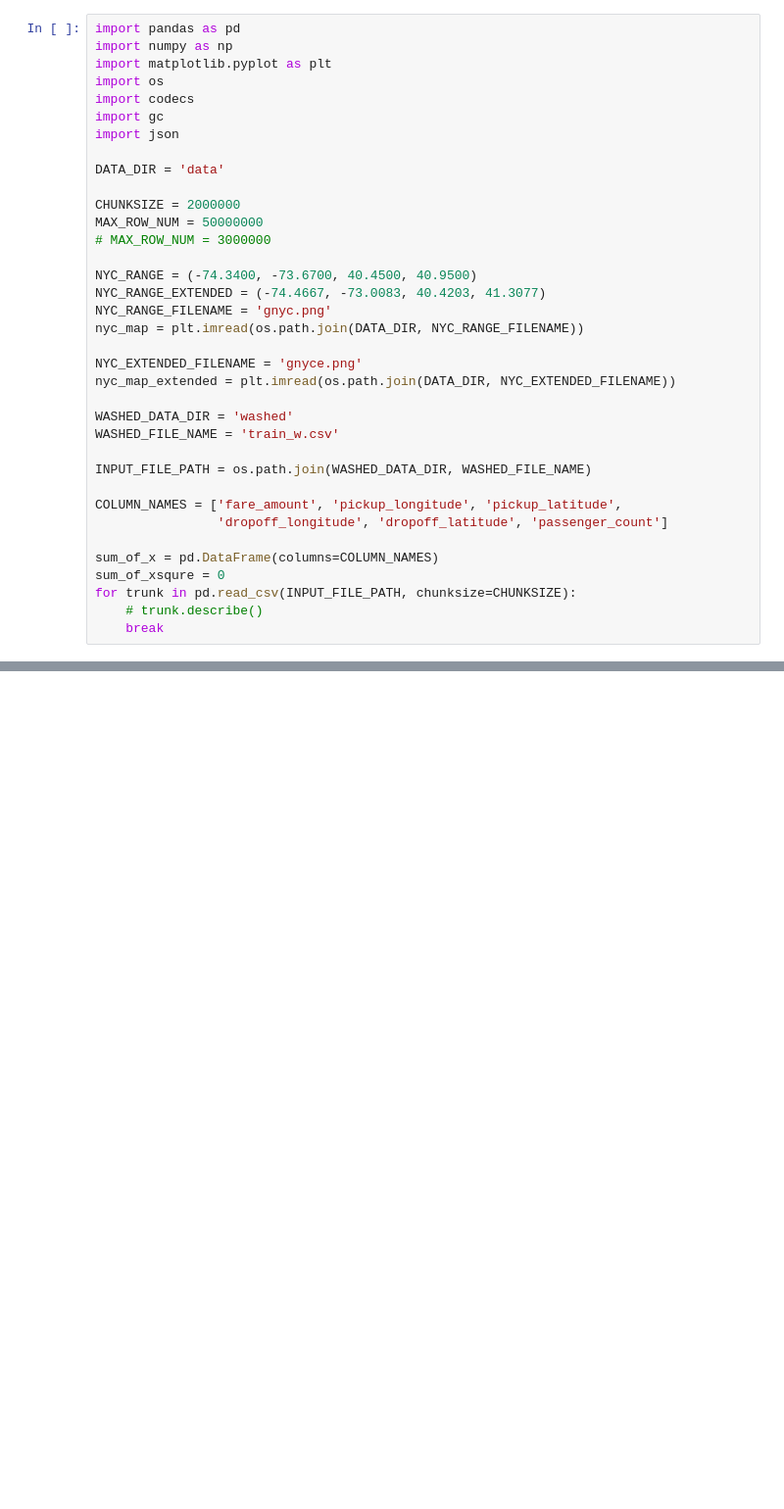
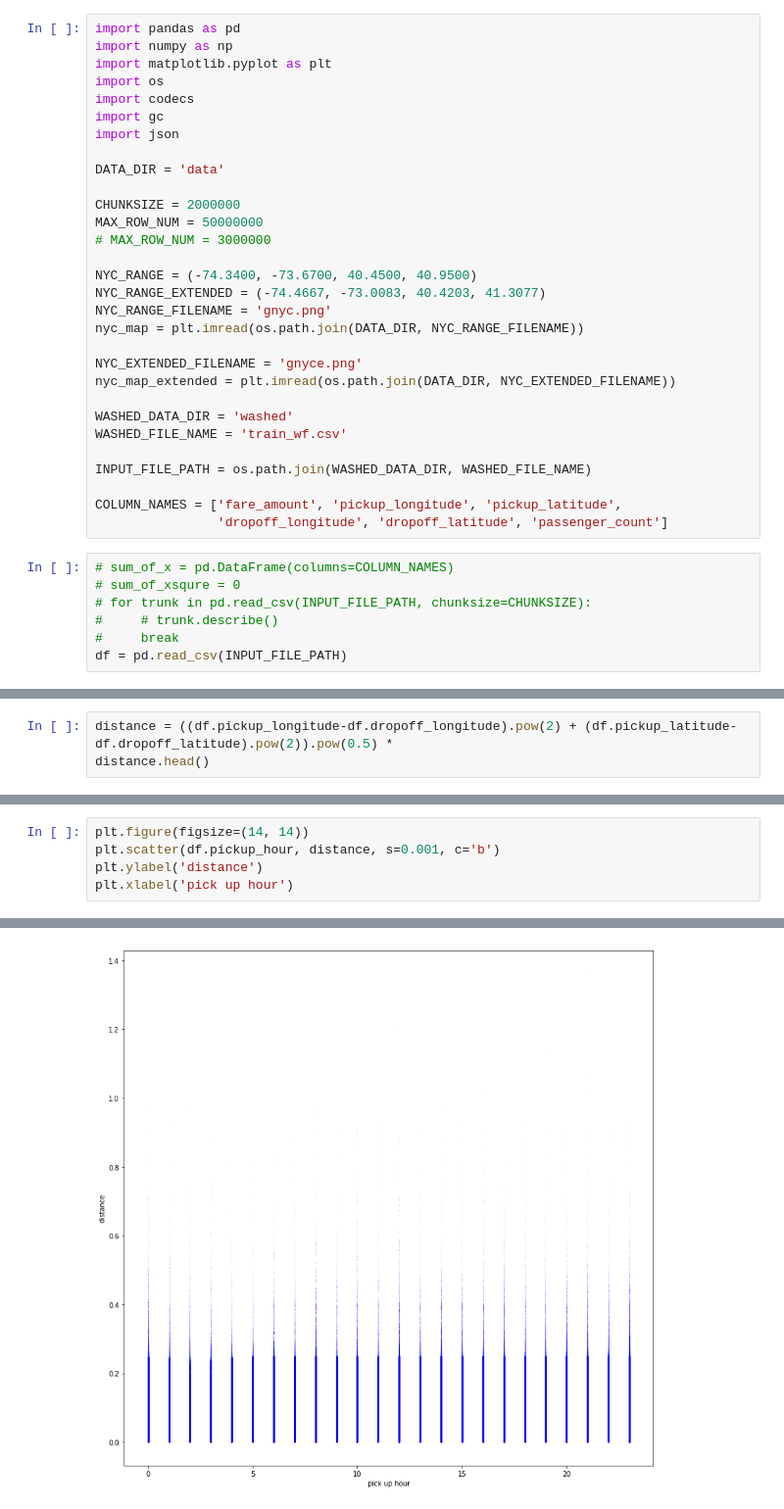
Before and after one commit to elicassion/New-York-City-Taxi-Fare-Prediction, a Jupyter notebook: myc_texi_cal.ipynb, the cells around one changed output, grey strips where cells are left out. Shown: that part at 98% size. Cells and saved outputs as stored; diff of their text form; blank space fills up the shorter version.

```diff
--- a/myc_texi_cal.ipynb
+++ b/myc_texi_cal.ipynb
@@ -22,15 +22,16 @@ NYC_EXTENDED_FILENAME = 'gnyce.png'
 nyc_map_extended = plt.imread(os.path.join(DATA_DIR, NYC_EXTENDED_FILENAME))
 
 WASHED_DATA_DIR = 'washed'
-WASHED_FILE_NAME = 'train_w.csv'
+WASHED_FILE_NAME = 'train_wf.csv'
 
 INPUT_FILE_PATH = os.path.join(WASHED_DATA_DIR, WASHED_FILE_NAME)
 
 COLUMN_NAMES = ['fare_amount', 'pickup_longitude', 'pickup_latitude',
                 'dropoff_longitude', 'dropoff_latitude', 'passenger_count']
-
-sum_of_x = pd.DataFrame(columns=COLUMN_NAMES)
-sum_of_xsqure = 0
-for trunk in pd.read_csv(INPUT_FILE_PATH, chunksize=CHUNKSIZE):
-    # trunk.describe()
-    break
+# %%
+# sum_of_x = pd.DataFrame(columns=COLUMN_NAMES)
+# sum_of_xsqure = 0
+# for trunk in pd.read_csv(INPUT_FILE_PATH, chunksize=CHUNKSIZE):
+#     # trunk.describe()
+#     break
+df = pd.read_csv(INPUT_FILE_PATH)
@@ -36,0 +70,3 @@ for trunk in pd.read_csv(INPUT_FILE_PATH, chunksize=CHUNKSIZE):
+# %%
+distance = ((df.pickup_longitude-df.dropoff_longitude).pow(2) + (df.pickup_latitude-df.dropoff_latitude).pow(2)).pow(0.5) *
+distance.head()
@@ -52,0 +99,6 @@ array(['key', 'fare_amount', 'pickup_datetime', 'pickup_longitude',
+# %%
+plt.figure(figsize=(14, 14))
+plt.scatter(df.pickup_hour, distance, s=0.001, c='b')
+plt.ylabel('distance')
+plt.xlabel('pick up hour')
+# %% [output]
@@ -52,0 +106 @@ array(['key', 'fare_amount', 'pickup_datetime', 'pickup_longitude',
+[figure, added]
```
Also changed, not shown: parts of 13 cells of this notebook, 2 other files.
